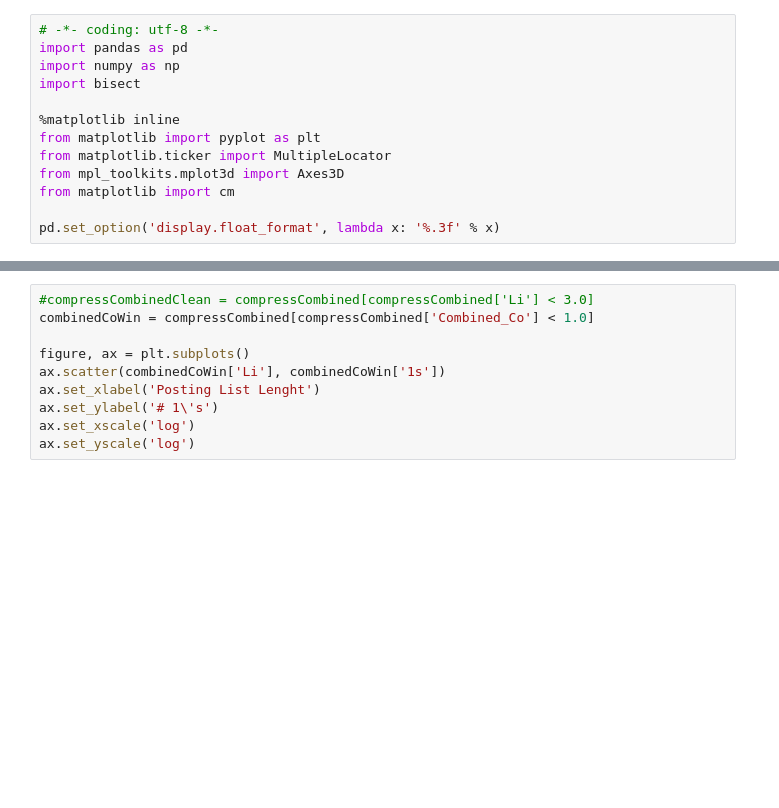
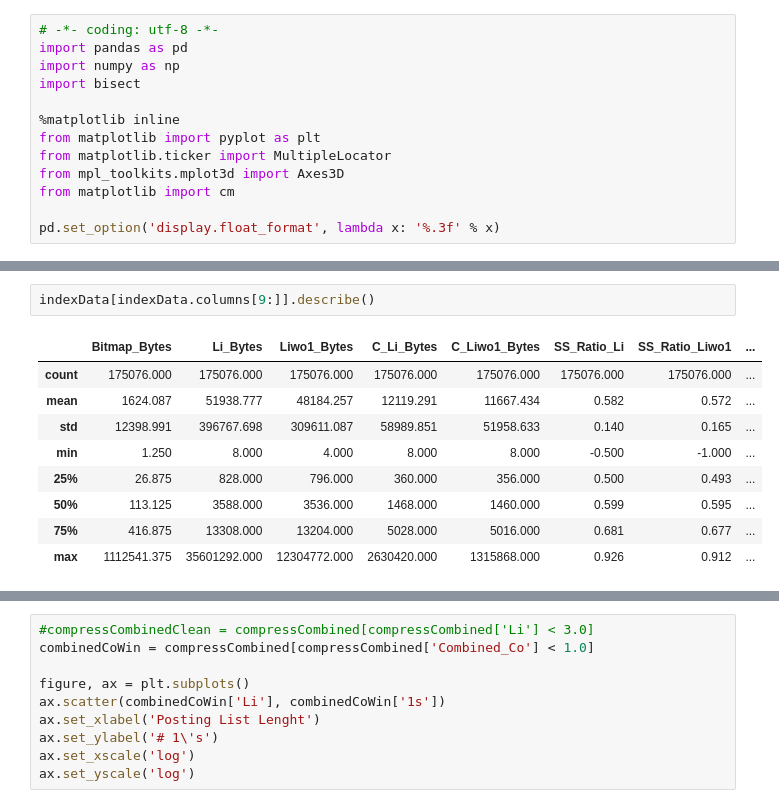
Before and after one commit to earissola/research, a Jupyter notebook: notebooks/resultAnalysis.ipynb, the cells around one changed output, grey strips where cells are left out. Drawn from its saved outputs; the diff is of its cells as text; blank space fills up the shorter version.

```diff
--- a/notebooks/resultAnalysis.ipynb
+++ b/notebooks/resultAnalysis.ipynb
@@ -127,0 +55,12 @@ print '%.3f' % ((frequencyCombinedUn.sum() / compressCombined['term'].count()) *
+# %%
+indexData[indexData.columns[9:]].describe()
+# %% [output]
+|  | Bitmap_Bytes | Li_Bytes | Liwo1_Bytes | C_Li_Bytes | C_Liwo1_Bytes | SS_Ratio_Li | SS_Ratio_Liwo1 | ... |
+| count | 175076.000 | 175076.000 | 175076.000 | 175076.000 | 175076.000 | 175076.000 | 175076.000 | ... |
+| mean | 1624.087 | 51938.777 | 48184.257 | 12119.291 | 11667.434 | 0.582 | 0.572 | ... |
+| std | 12398.991 | 396767.698 | 309611.087 | 58989.851 | 51958.633 | 0.140 | 0.165 | ... |
+| min | 1.250 | 8.000 | 4.000 | 8.000 | 8.000 | -0.500 | -1.000 | ... |
+| 25% | 26.875 | 828.000 | 796.000 | 360.000 | 356.000 | 0.500 | 0.493 | ... |
+| 50% | 113.125 | 3588.000 | 3536.000 | 1468.000 | 1460.000 | 0.599 | 0.595 | ... |
+| 75% | 416.875 | 13308.000 | 13204.000 | 5028.000 | 5016.000 | 0.681 | 0.677 | ... |
+| max | 1112541.375 | 35601292.000 | 12304772.000 | 2630420.000 | 1315868.000 | 0.926 | 0.912 | ... |
```
Also changed, not shown: parts of 22 cells of this notebook, 4 other files.
